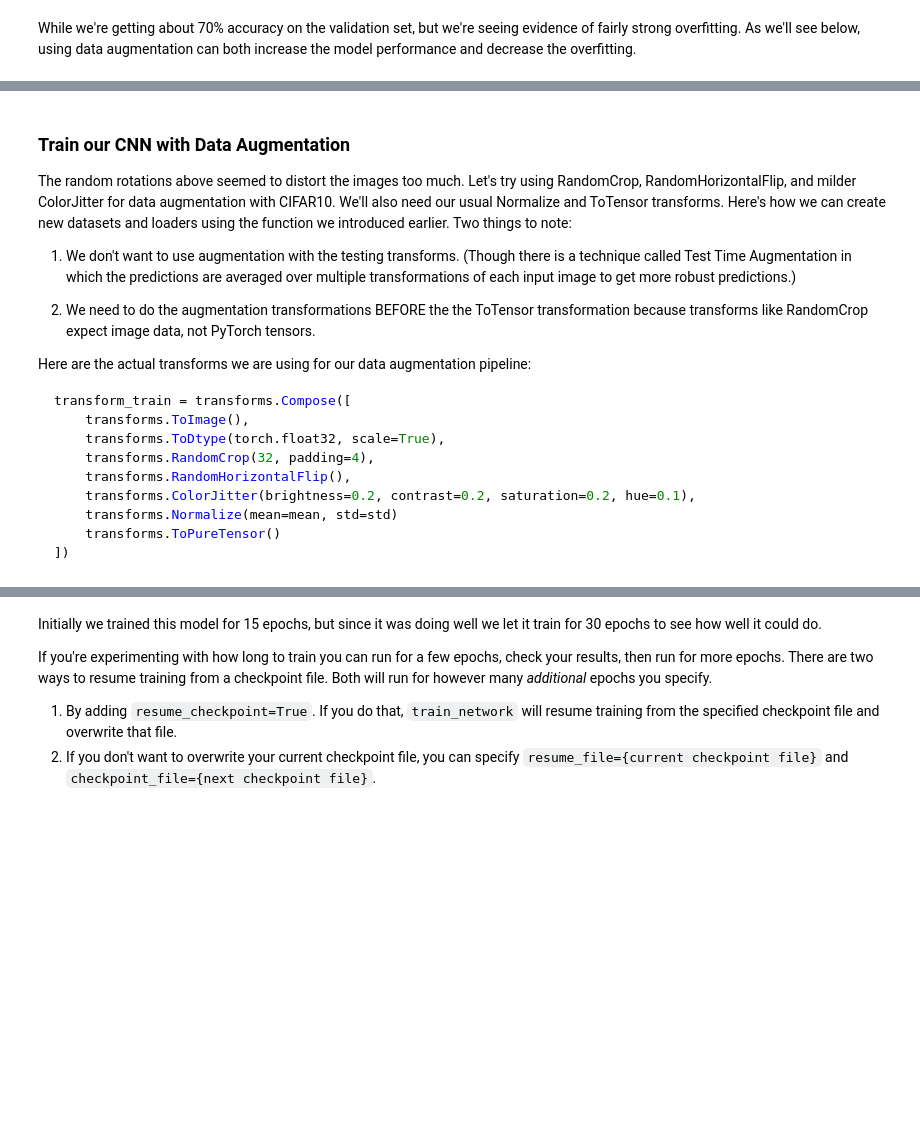
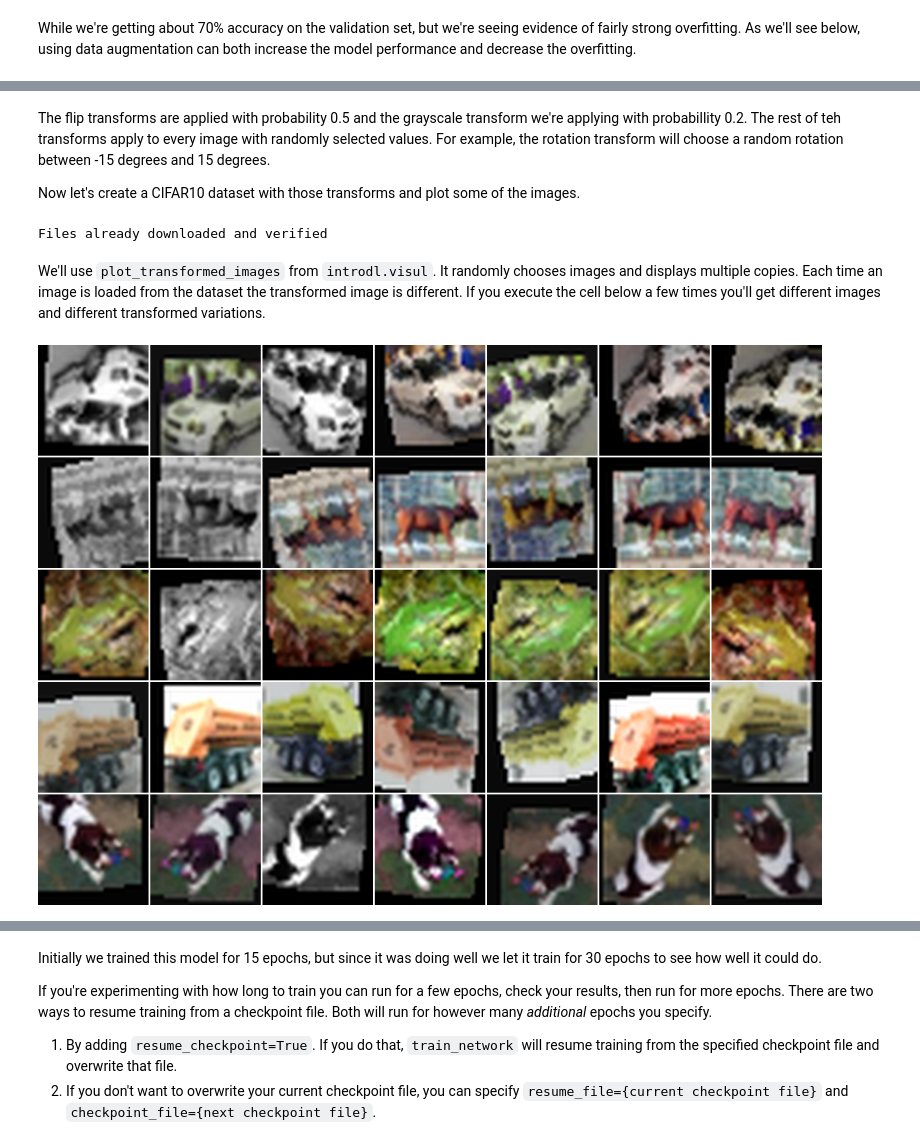
Before and after one commit to nkoranda97/DS776, a Jupyter notebook: Lesson_03_Better_Training/L03_3_Augmentation_with_CIFAR10.ipynb, the cells around one changed output, grey strips where cells are left out. Saved outputs shown, nothing was run; the diff lists cells and outputs as text; code cells hidden in the pictures; blank space fills up the shorter version.

````diff
--- a/Lesson_03_Better_Training/L03_3_Augmentation_with_CIFAR10.ipynb
+++ b/Lesson_03_Better_Training/L03_3_Augmentation_with_CIFAR10.ipynb
@@ -184,22 +104,30 @@ Remember to strike a balance between introducing enough variations to improve ge
-# %% [markdown]
-### Train our CNN with Data Augmentation
-
-The random rotations above seemed to distort the images too much.  Let's try using RandomCrop, RandomHorizontalFlip, and milder ColorJitter for data augmentation with CIFAR10.  We'll also need our usual Normalize and ToTensor transforms.  Here's how we can create new datasets and loaders using the function we introduced earlier. Two things to note:
-
-1. We don't want to use augmentation with the testing transforms.  (Though there is a technique called Test Time Augmentation in which the predictions are averaged over multiple transformations of each input image to get more robust predictions.)
-
-2. We need to do the augmentation transformations BEFORE the the ToTensor transformation because transforms like RandomCrop expect image data, not PyTorch tensors.
-
-Here are the actual transforms we are using for our data augmentation pipeline:
-
-```python
-transform_train = transforms.Compose([
-    transforms.ToImage(),
-    transforms.ToDtype(torch.float32, scale=True),
-    transforms.RandomCrop(32, padding=4),
-    transforms.RandomHorizontalFlip(),
-    transforms.ColorJitter(brightness=0.2, contrast=0.2, saturation=0.2, hue=0.1),
-    transforms.Normalize(mean=mean, std=std)
-    transforms.ToPureTensor()
-])
-```
+# %%
+mean = [0.4914, 0.4822, 0.4465] # stats for CIFAR10
+std = [0.2023, 0.1994, 0.2010]
+
+transform_train = transforms.Compose([
+    transforms.ToImage(),
+    transforms.ToDtype(torch.float32, scale=True),
+    transforms.RandomHorizontalFlip(),
+    transforms.RandomVerticalFlip(),
+    transforms.RandomRotation(15),
+    transforms.RandomCrop(32, padding=4),
+    transforms.ColorJitter(brightness=0.2, contrast=0.2, saturation=0.2, hue=0.1),
+    transforms.RandomGrayscale(p=0.2),
+    transforms.Normalize(mean=mean, std=std),
+    transforms.ToPureTensor()
+])
+# %% [markdown]
+The flip transforms are applied with probability 0.5 and the grayscale transform we're applying with probabillity 0.2.  The rest of teh transforms apply to every image with randomly selected values.  For example, the rotation transform will choose a random rotation between -15 degrees and 15 degrees.
+
+Now let's create a CIFAR10 dataset with those transforms and plot some of the images.
+# %%
+dataset = CIFAR10(DATA_PATH, train=True, download=True, transform=transform_train)
+# %% [output]
+Files already downloaded and verified
+# %% [markdown]
+We'll use `plot_transformed_images` from `introdl.visul`.  It randomly chooses images and displays multiple copies.  Each time an image is loaded from the dataset the transformed image is different.  If you execute the cell below a few times you'll get different images and different transformed variations.
+# %%
+plot_transformed_images(dataset, num_images=5, num_transformed=6, img_size=(128,128),mean=mean, std=std)
+# %% [output]
+[figure, added]
````
Also changed, not shown: parts of 12 cells of this notebook, 8 other files.
